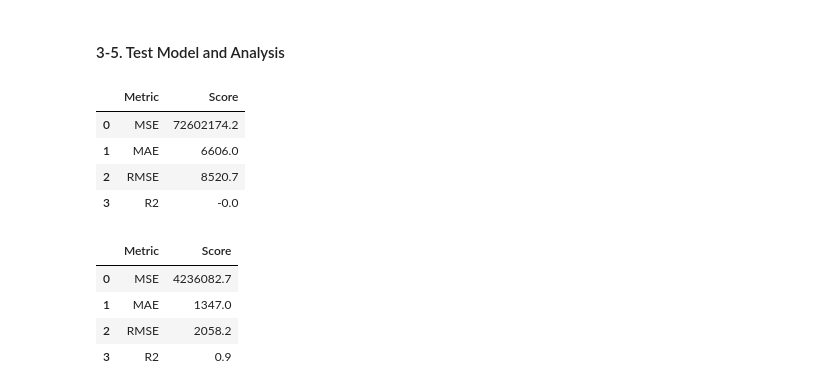
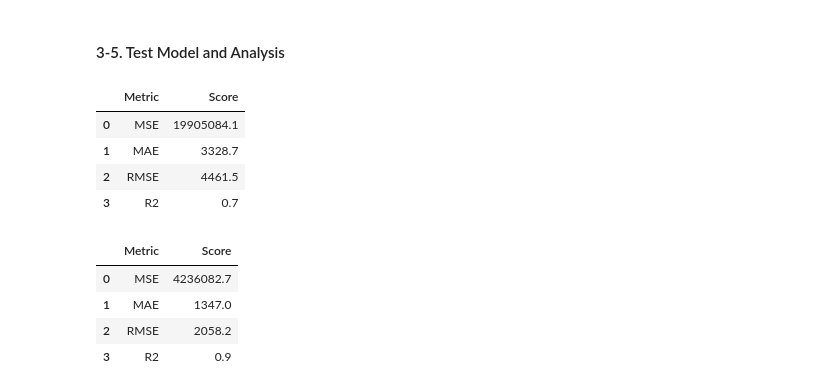
Before and after one commit to KYOH95/Project_2_Car_Analysis, a Jupyter notebook: Project2.ipynb, the cells around one changed output. Cells and saved outputs as stored; diff of their text form; code cells hidden in the pictures.

```diff
--- a/Project2.ipynb
+++ b/Project2.ipynb
@@ -1064,21 +1064,30 @@ display(pd.DataFrame([['MSE', mse],['MAE', mae],['RMSE', rmse],['R2', r2]], colu
 # %%
 #Test the baseline model
 
-price_mean = y_train.mean()
-y_pred_test_baseline = [price_mean] * len(y_test)
+# ordinal encoder
+ord_enc = OrdinalEncoder(handle_missing="value")
+ord_enc.fit_transform(X_train)
+X_test_ord_enc = ord_enc.transform(X_test)
+
+# Select features
+features = ['engineSize', 'transmission', 'year']
+X_test_baseline = X_test_ord_enc[features]
+
+# test set
+y_pred_test_baseline = multiple_linear_model.predict(X_test_baseline)
 
 mse = mean_squared_error(y_test, y_pred_test_baseline)
 mae = mean_absolute_error(y_test, y_pred_test_baseline)
 rmse = mse ** 0.5
 r2 = r2_score(y_test, y_pred_test_baseline)
 
 display(pd.DataFrame([['MSE', mse],['MAE', mae],['RMSE', rmse],['R2', r2]], columns=['Metric', 'Score']))
 # %% [output]
 |  | Metric | Score |
-| 0 | MSE | 72602174.2 |
-| 1 | MAE | 6606.0 |
-| 2 | RMSE | 8520.7 |
-| 3 | R2 | -0.0 |
+| 0 | MSE | 19905084.1 |
+| 1 | MAE | 3328.7 |
+| 2 | RMSE | 4461.5 |
+| 3 | R2 | 0.7 |
 # %%
 #Test the best model
 
```
Also changed, not shown: parts of 1 cell of this notebook.
